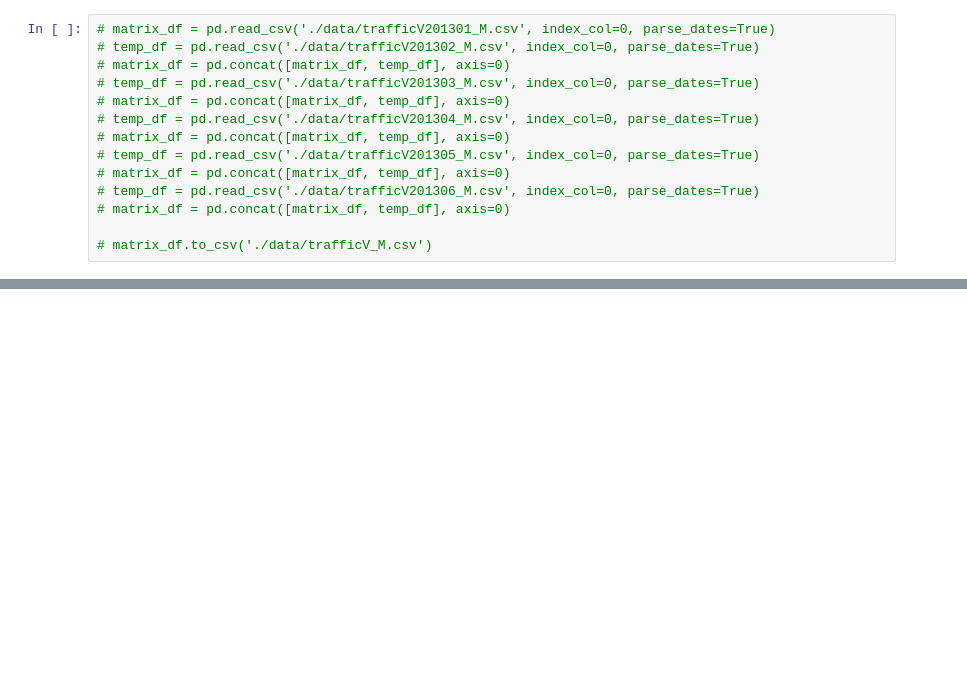
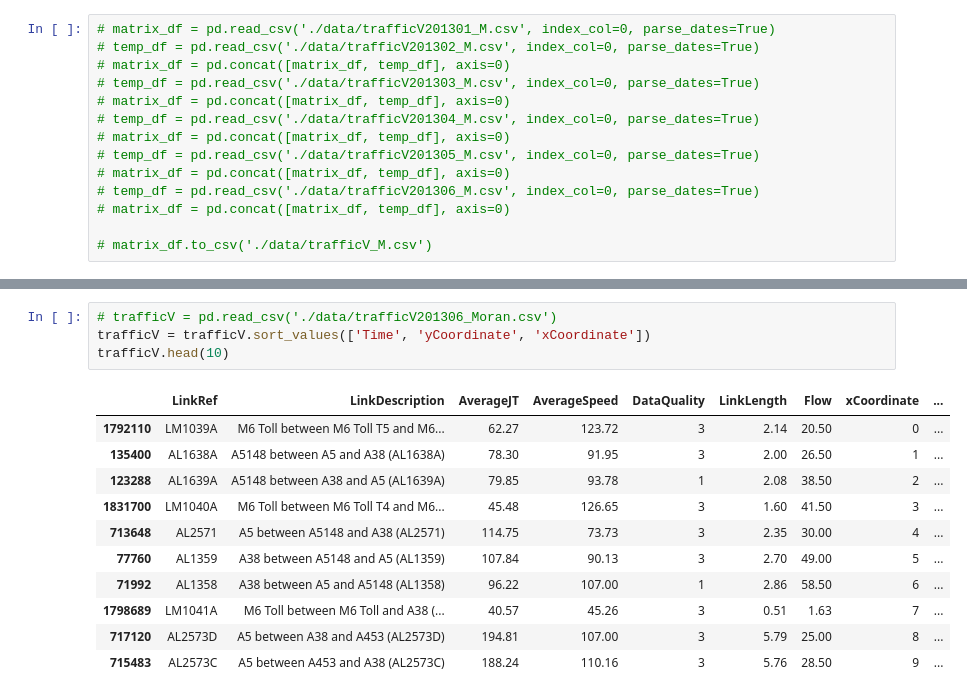
Before and after one commit to theMYang/freedom, a Jupyter notebook: 2matrixConstructor.ipynb, the cells around one changed output, grey strips where cells are left out. Drawn from its saved outputs; the diff is of its cells as text; blank space fills up the shorter version.

```diff
--- a/2matrixConstructor.ipynb
+++ b/2matrixConstructor.ipynb
@@ -238,0 +352,16 @@ array([7, 6, 5, 4, 3, 2, 1])
+# %%
+# trafficV = pd.read_csv('./data/trafficV201306_Moran.csv')
+trafficV = trafficV.sort_values(['Time', 'yCoordinate', 'xCoordinate'])
+trafficV.head(10)
+# %% [output]
+|  | LinkRef | LinkDescription | AverageJT | AverageSpeed | DataQuality | LinkLength | Flow | xCoordinate | ... |
+| 1792110 | LM1039A | M6 Toll between M6 Toll T5 and M6... | 62.27 | 123.72 | 3 | 2.14 | 20.50 | 0 | ... |
+| 135400 | AL1638A | A5148 between A5 and A38 (AL1638A) | 78.30 | 91.95 | 3 | 2.00 | 26.50 | 1 | ... |
+| 123288 | AL1639A | A5148 between A38 and A5 (AL1639A) | 79.85 | 93.78 | 1 | 2.08 | 38.50 | 2 | ... |
+| 1831700 | LM1040A | M6 Toll between M6 Toll T4 and M6... | 45.48 | 126.65 | 3 | 1.60 | 41.50 | 3 | ... |
+| 713648 | AL2571 | A5 between A5148 and A38 (AL2571) | 114.75 | 73.73 | 3 | 2.35 | 30.00 | 4 | ... |
+| 77760 | AL1359 | A38 between A5148 and A5 (AL1359) | 107.84 | 90.13 | 3 | 2.70 | 49.00 | 5 | ... |
+| 71992 | AL1358 | A38 between A5 and A5148 (AL1358) | 96.22 | 107.00 | 1 | 2.86 | 58.50 | 6 | ... |
+| 1798689 | LM1041A | M6 Toll between M6 Toll and A38 (... | 40.57 | 45.26 | 3 | 0.51 | 1.63 | 7 | ... |
+| 717120 | AL2573D | A5 between A38 and A453 (AL2573D) | 194.81 | 107.00 | 3 | 5.79 | 25.00 | 8 | ... |
+| 715483 | AL2573C | A5 between A453 and A38 (AL2573C) | 188.24 | 110.16 | 3 | 5.76 | 28.50 | 9 | ... |
```
Also changed, not shown: parts of 14 cells of this notebook, 11 other files.
